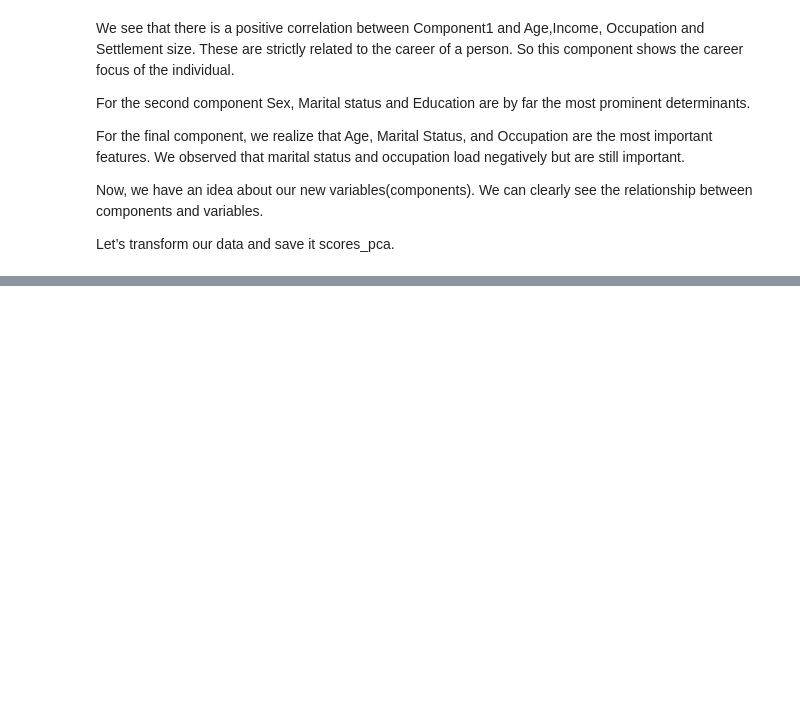
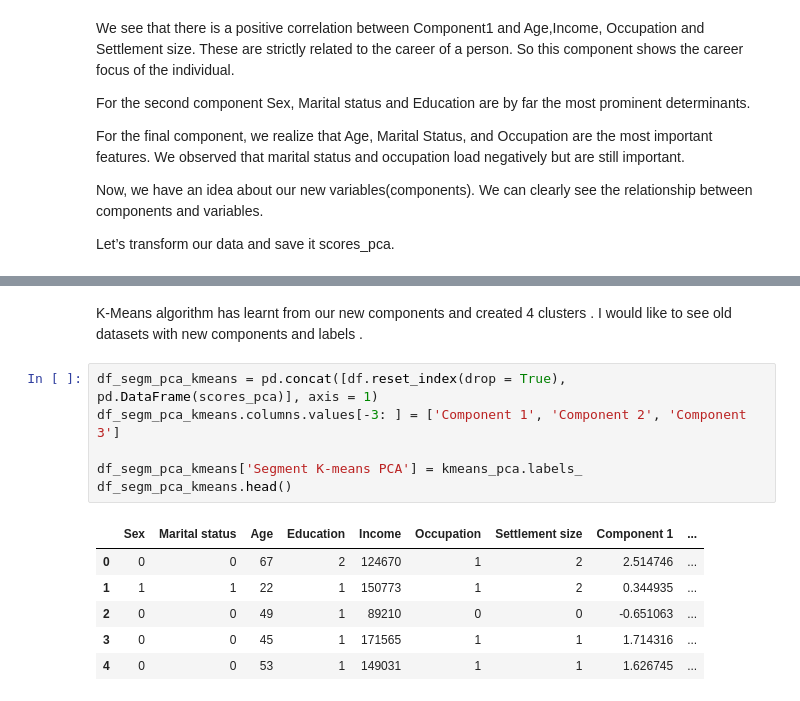
Before and after one commit to bakirmohammed1234/Machine_Learning, a Jupyter notebook: Sklearn_Models_Implementations/KMeans/Customer_Segmentation.ipynb, the cells around one changed output, grey strips where cells are left out. Cells and saved outputs as stored; diff of their text form; blank space fills up the shorter version.

```diff
--- a/Sklearn_Models_Implementations/KMeans/Customer_Segmentation.ipynb
+++ b/Sklearn_Models_Implementations/KMeans/Customer_Segmentation.ipynb
@@ -335,0 +376,15 @@ Let’s transform our data and save it scores_pca.
+# %% [markdown]
+K-Means algorithm has learnt from our new components and created 4 clusters . I would like to see old datasets with new components and labels .
+# %%
+df_segm_pca_kmeans = pd.concat([df.reset_index(drop = True), pd.DataFrame(scores_pca)], axis = 1)
+df_segm_pca_kmeans.columns.values[-3: ] = ['Component 1', 'Component 2', 'Component 3']
+
+df_segm_pca_kmeans['Segment K-means PCA'] = kmeans_pca.labels_
+df_segm_pca_kmeans.head()
+# %% [output]
+|  | Sex | Marital status | Age | Education | Income | Occupation | Settlement size | Component 1 | ... |
+| 0 | 0 | 0 | 67 | 2 | 124670 | 1 | 2 | 2.514746 | ... |
+| 1 | 1 | 1 | 22 | 1 | 150773 | 1 | 2 | 0.344935 | ... |
+| 2 | 0 | 0 | 49 | 1 | 89210 | 0 | 0 | -0.651063 | ... |
+| 3 | 0 | 0 | 45 | 1 | 171565 | 1 | 1 | 1.714316 | ... |
+| 4 | 0 | 0 | 53 | 1 | 149031 | 1 | 1 | 1.626745 | ... |
```
Also changed, not shown: parts of 14 cells of this notebook.
